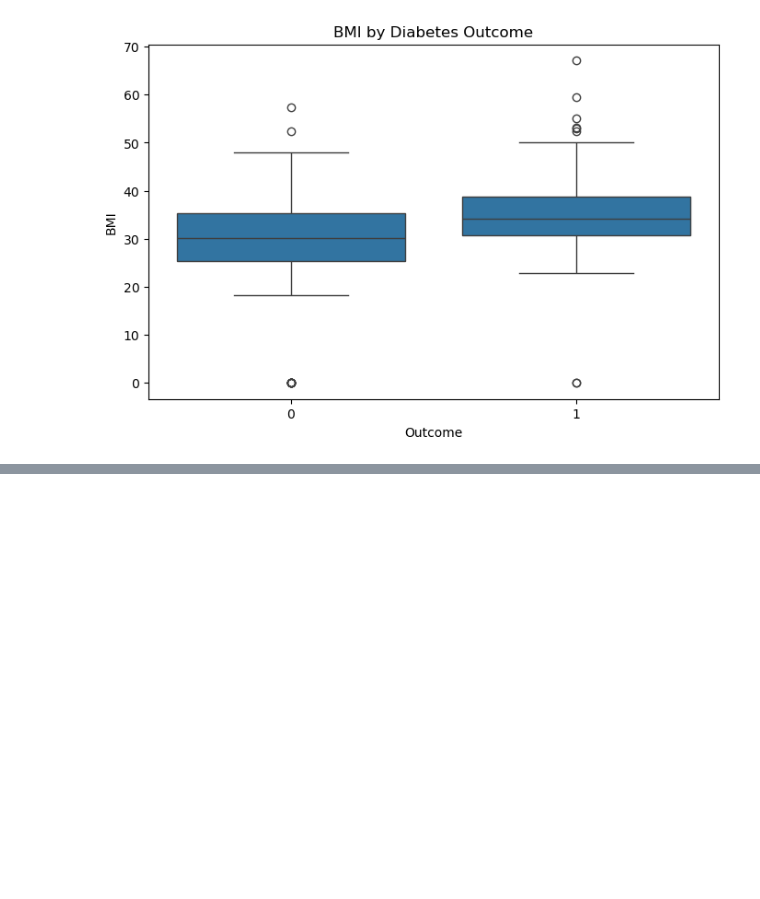
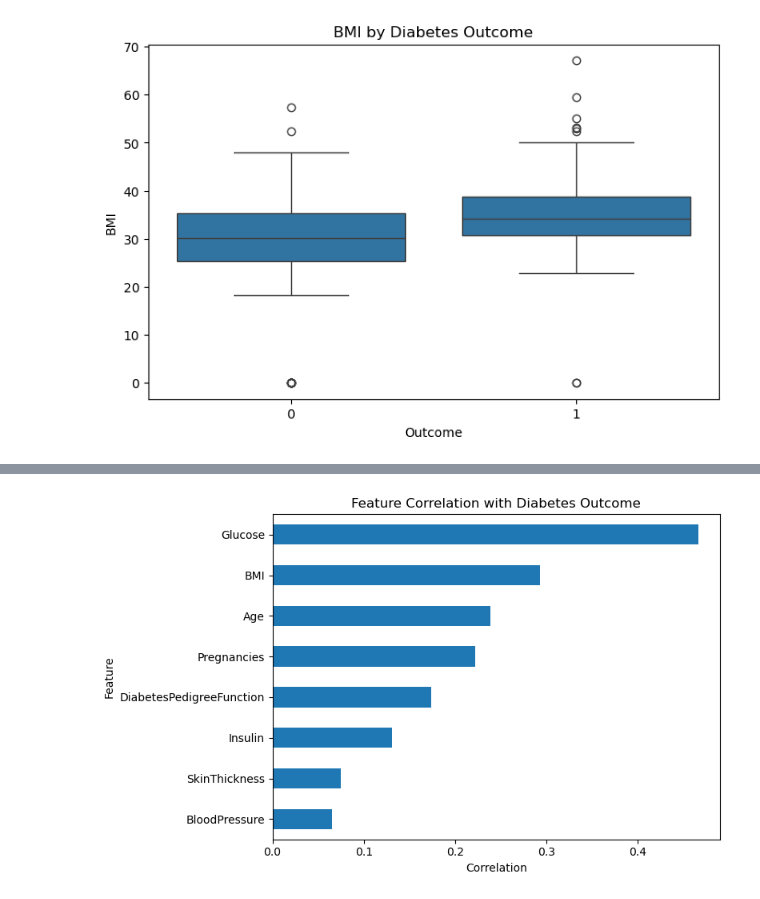
Before and after one commit to kindy10/DiabetesPrediction, a Jupyter notebook: notebooks/diabetes_prediction.ipynb, the cells around one changed output, grey strips where cells are left out. Cells and saved outputs as stored; diff of their text form; code cells hidden in the pictures; blank space fills up the shorter version.

```diff
--- a/notebooks/diabetes_prediction.ipynb
+++ b/notebooks/diabetes_prediction.ipynb
@@ -182,0 +204,20 @@ plt.show()
+# %%
+#Sort correlations with Outcome
+outcome_correlations =(
+    correlation_matrix["Outcome"].sort_values(ascending=False)
+)
+outcome_correlations
+
+#Visualize feature correlations with the target
+plt.figure(figsize=(8, 5))
+
+outcome_correlations.drop("Outcome").sort_values().plot(kind="barh")
+
+plt.title("Feature Correlation with Diabetes Outcome")
+plt.xlabel("Correlation")
+plt.ylabel("Feature")
+
+plt.tight_layout()
+plt.show()
+# %% [output]
+[figure, added]
```
Also changed, not shown: parts of 2 cells of this notebook, 1 other file.
